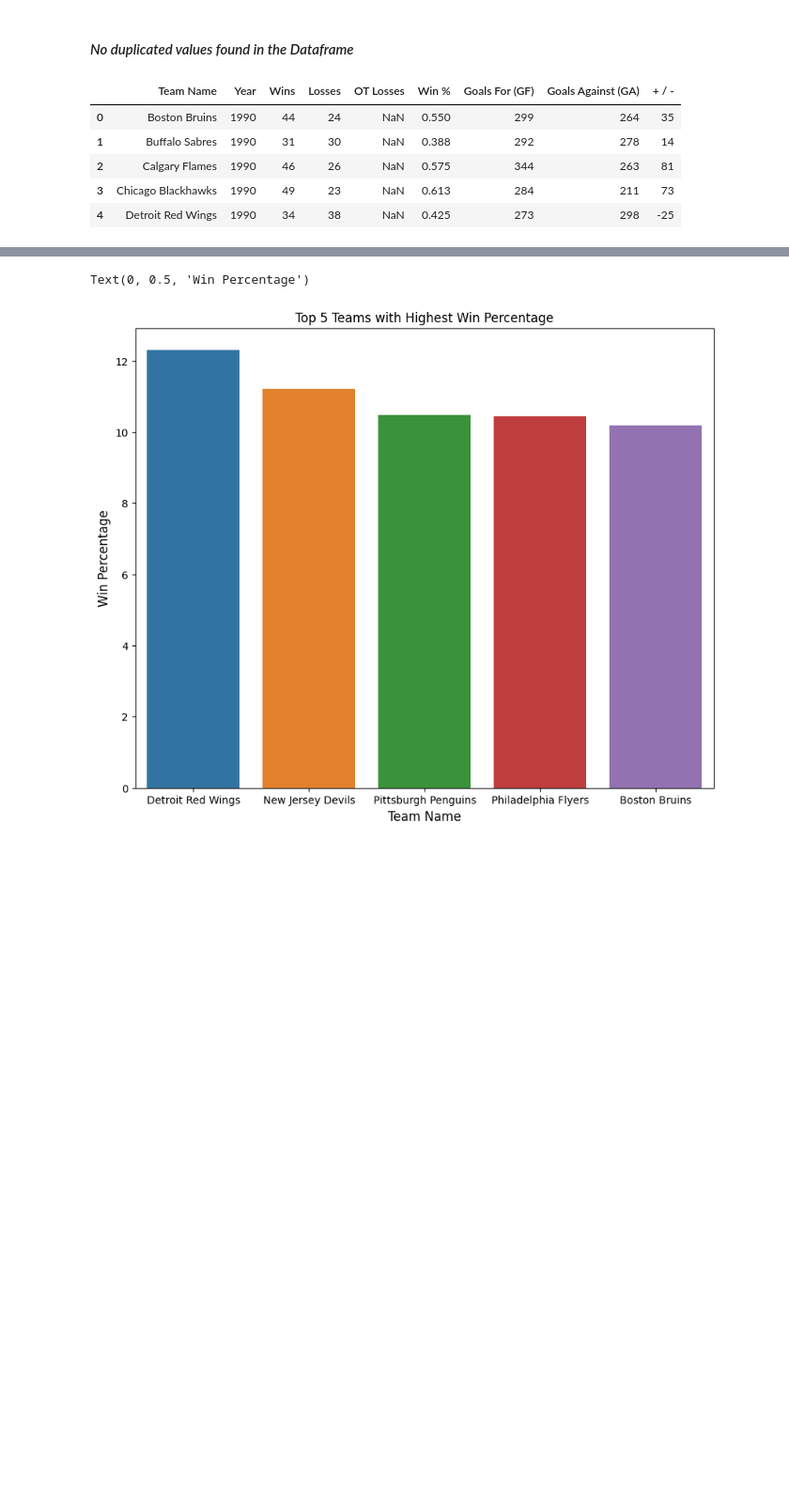
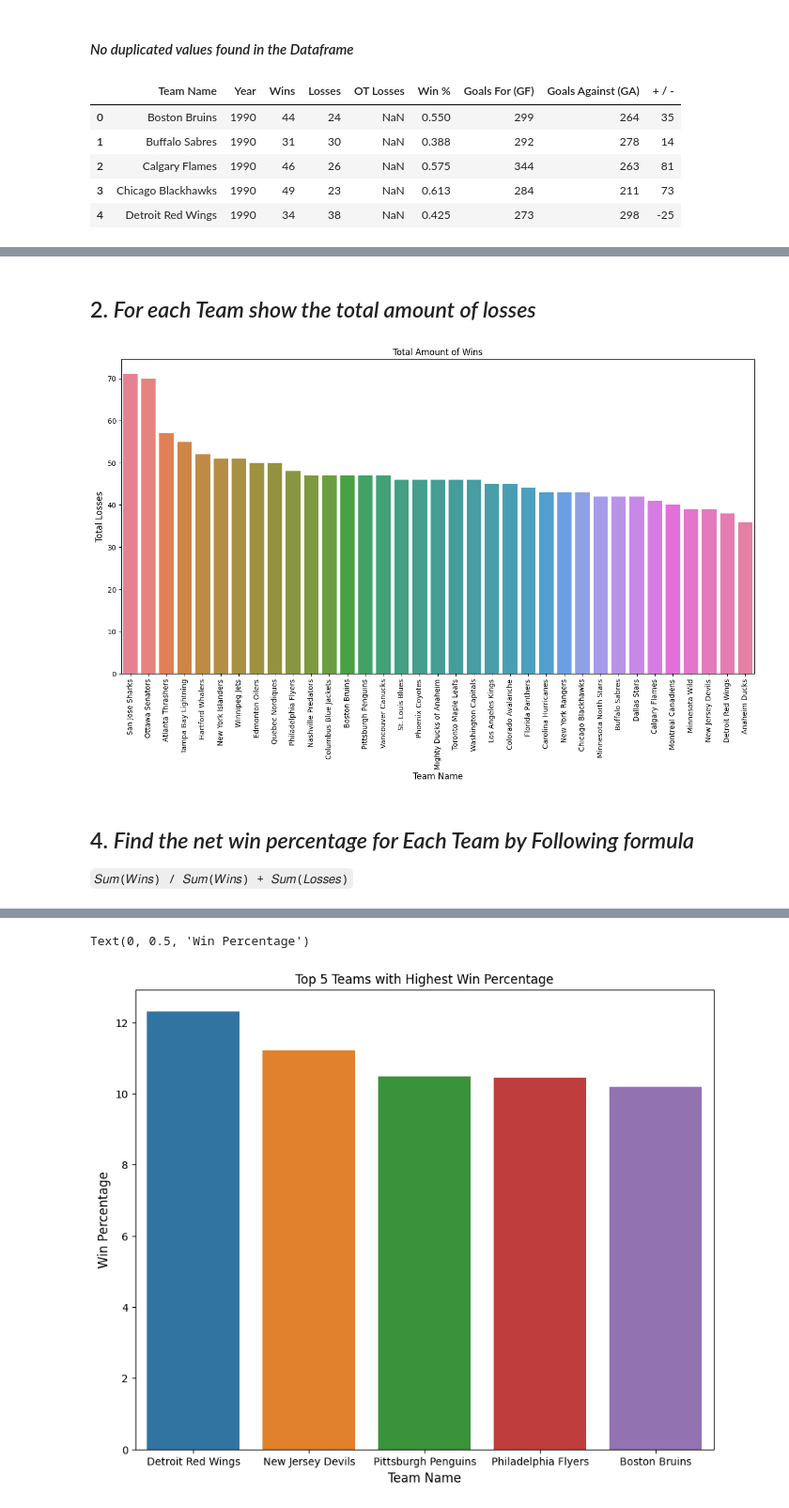
Before and after one commit to neerajprasad209/Etlhive_assignment, a Jupyter notebook: EDA_Scraped_data.ipynb, the cells around one changed output, grey strips where cells are left out. Shown at 94% size. Saved outputs shown, nothing was run; the diff lists cells and outputs as text; code cells hidden in the pictures; blank space fills up the shorter version.

```diff
--- a/EDA_Scraped_data.ipynb
+++ b/EDA_Scraped_data.ipynb
@@ -117 +119,17 @@ Text(0, 0.5, 'Total Win')
 [figure]
+# %% [markdown]
+## 2.   *For each Team show the total amount of losses*
+# %%
+max = df.groupby(['Team Name'])['Losses'].max().sort_values(ascending=False).reset_index()
+plt.figure(figsize=(16,8))
+sns.barplot(data=max, x="Team Name", y='Losses',hue='Team Name')
+plt.xticks(ticks=None,rotation=90)
+plt.title('Total Amount of Wins')
+plt.xlabel("Team Name",fontsize = 12)
+plt.ylabel("Total Losses",fontsize = 12)
+plt.show()
+# %% [output]
+[figure, added]
+# %% [markdown]
+## 4.   *Find the net win percentage for Each Team by Following formula*
+`𝑆𝑢𝑚(𝑊𝑖𝑛𝑠) / 𝑆𝑢𝑚(𝑊𝑖𝑛𝑠) + 𝑆𝑢𝑚(𝐿𝑜𝑠𝑠𝑒𝑠)`
```
Also changed, not shown: parts of 35 cells of this notebook, 1 other file.
